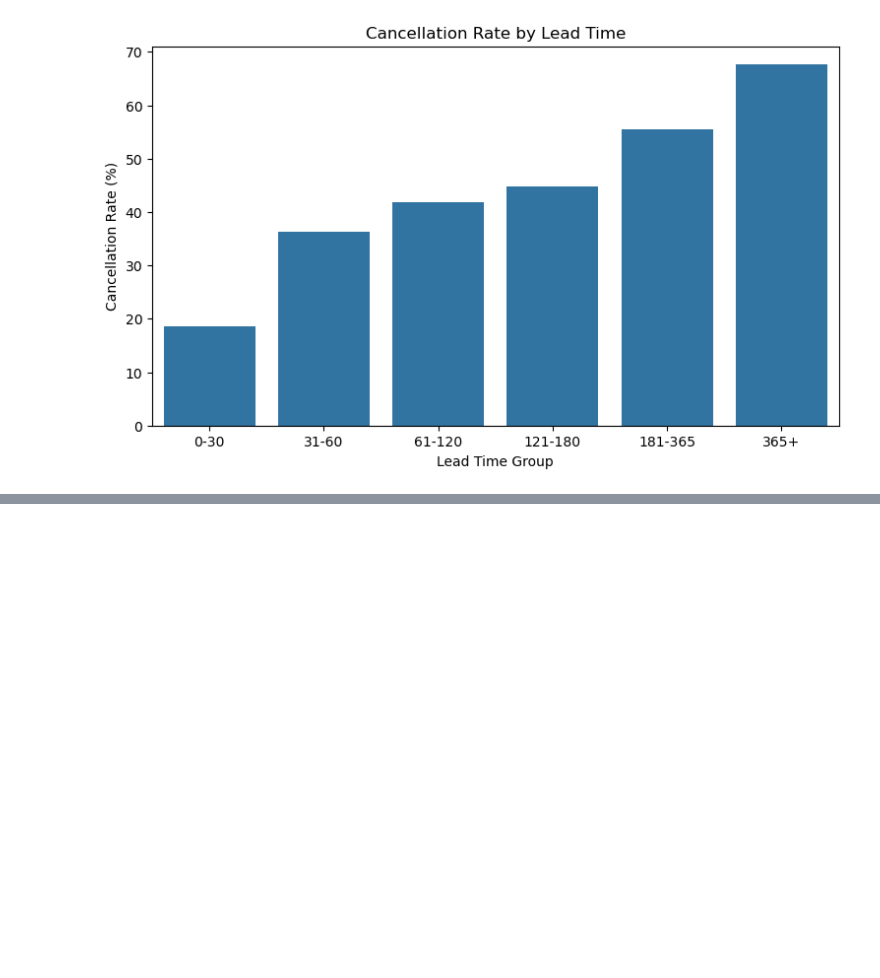
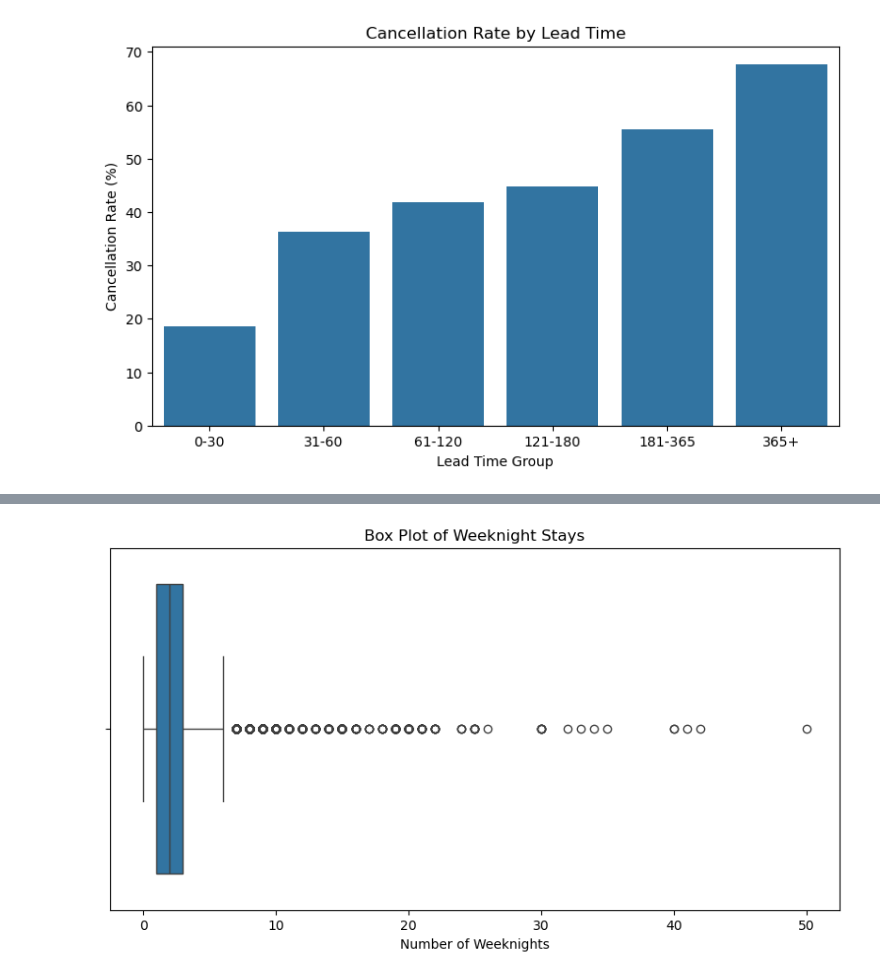
Before and after one commit to greeshavaishnavi09/Hotel_Booking_Cancellation_Prediction, a Jupyter notebook: research/02_eda.ipynb, the cells around one changed output, grey strips where cells are left out. Cells and saved outputs as stored; diff of their text form; code cells hidden in the pictures; blank space fills up the shorter version.

```diff
--- a/research/02_eda.ipynb
+++ b/research/02_eda.ipynb
@@ -855,0 +894,12 @@ plt.show()
+# %%
+plt.figure(figsize=(10, 5))
+
+sns.boxplot(x=df["stays_in_week_nights"]) # stays in week nights in boxplot for outlier checking
+
+plt.title("Box Plot of Weeknight Stays")
+
+plt.xlabel("Number of Weeknights")
+
+plt.show()
+# %% [output]
+[figure, added]
```
Also changed, not shown: parts of 29 cells of this notebook.
